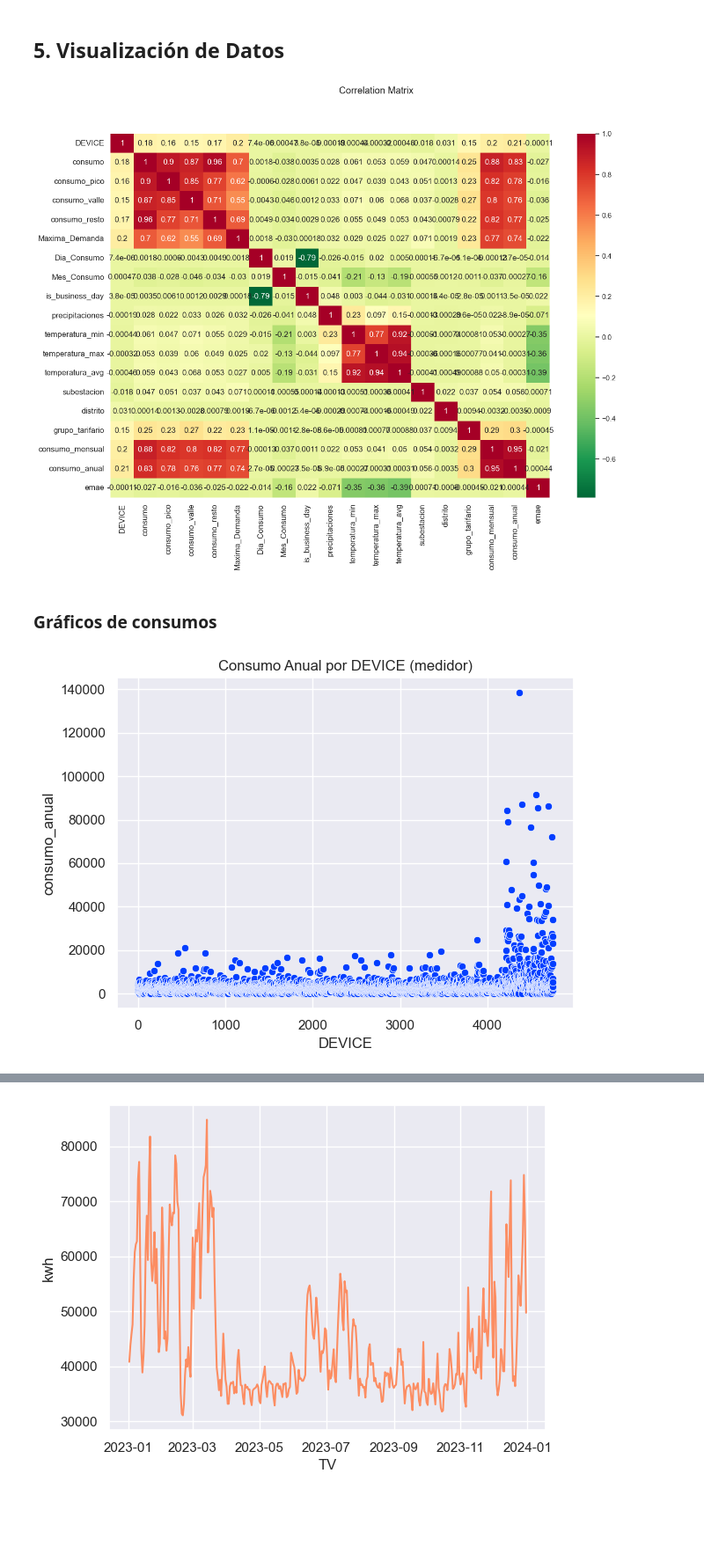
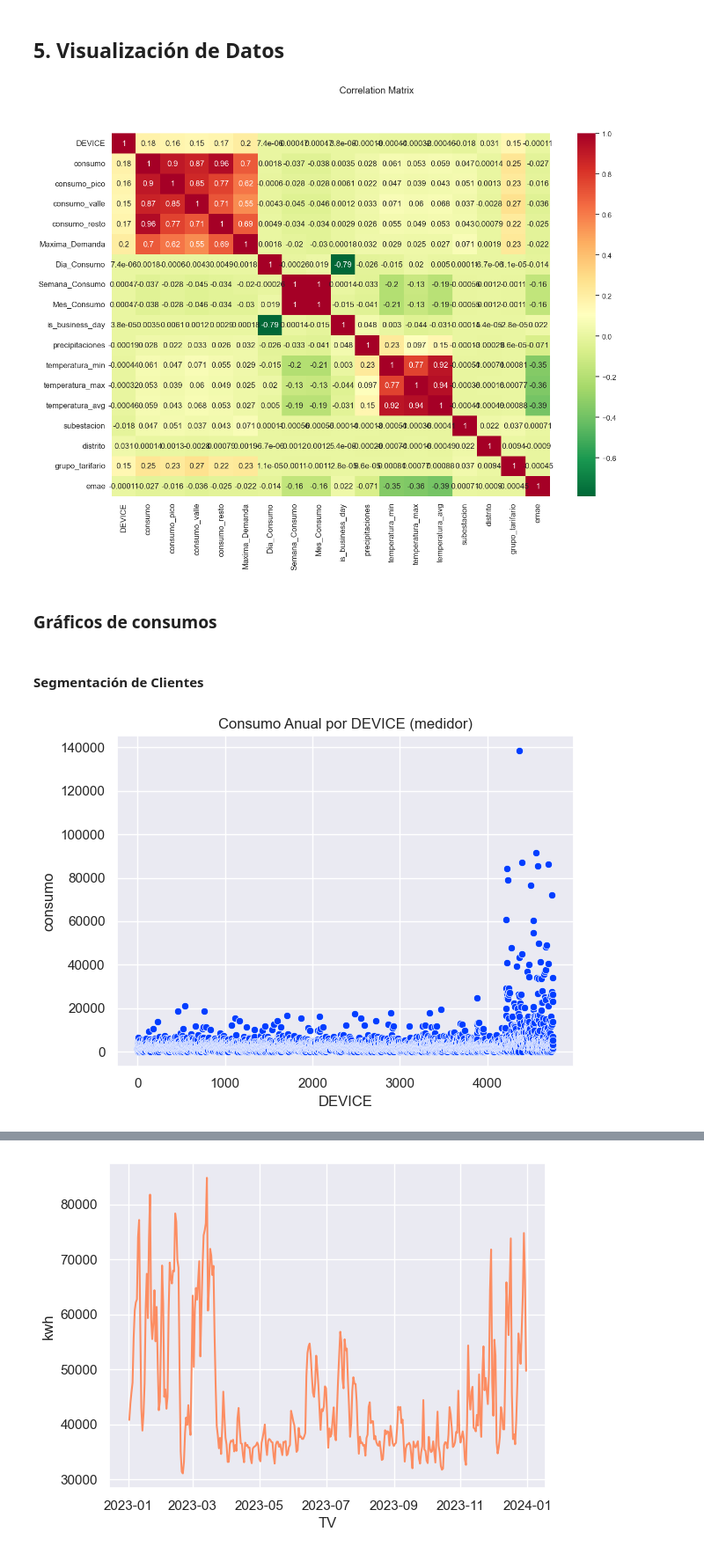
Before and after one commit to pasollipaula/DiplodatosMentoria, a Jupyter notebook: Mentoria_M09_TP_1.ipynb, the cells around one changed output, grey strips where cells are left out. Shown at 88% size. Drawn from its saved outputs; the diff is of its cells as text; code cells hidden in the pictures; blank space fills up the shorter version.

```diff
--- a/Mentoria_M09_TP_1.ipynb
+++ b/Mentoria_M09_TP_1.ipynb
@@ -1304,6 +1347,9 @@ consumos_df.head()
 # 0:'Monday', 1:'Tuesday', 2:'Wednesday', 3:'Thursday', 4:'Friday', 5:'Saturday', 6:'Sunday'
 consumos_df['Dia_Consumo'] = consumos_df['TV'].dt.dayofweek # Categorizada
 
+# Week # of the year
+consumos_df['Semana_Consumo'] = pd.DatetimeIndex(consumos_df['TV']).isocalendar().week.values
+
 # Create new column Mes del año en el cual se realiza la medición.
 consumos_df['Mes_Consumo'] = pd.DatetimeIndex(consumos['TV']).month
 # %%
@@ -1432,10 +1477,9 @@ final_df = consumos_df.drop(columns=non_useful_col)
 final_df = final_df[[
     'DEVICE', 'TV',
     'consumo', 'consumo_pico', 'consumo_valle', 'consumo_resto', 'Maxima_Demanda',
-    'Dia_Consumo', 'Mes_Consumo','is_business_day',
+    'Dia_Consumo', 'Semana_Consumo', 'Mes_Consumo','is_business_day',
     'precipitaciones', 'temperatura_min', 'temperatura_max', 'temperatura_avg',
-    'distribuidor', 'subestacion', 'distrito', 'grupo_tarifario', 'tarifa',
-    'consumo_mensual', 'consumo_anual','emae'
+    'distribuidor', 'subestacion', 'distrito', 'grupo_tarifario', 'tarifa', 'emae'
 ]]
 # %%
 # Debería eliminar el 1 de enero de 2023 ya que no tengo forma de estimar su consumo
@@ -1470,20 +1514,22 @@ plt.yticks(fontsize=12)
 plt.show()
 plt.close()
 # %% [output]
-[figure, old version]
+[figure, new version]
 # %% [markdown]
 ### Gráficos de consumos
+# %% [markdown]
+#### Segmentación de Clientes
 # %%
 # Group by device and sum consumption
-consumo_anual = final_df.groupby(['DEVICE'], as_index=False)[['consumo_anual']].mean()
+consumo_anual = final_df.groupby(['DEVICE'], as_index=False)[['consumo']].sum()
 
 # Plot annual consumption by device
-sns.scatterplot(consumo_anual, x='DEVICE', y='consumo_anual')
+sns.scatterplot(consumo_anual, x='DEVICE', y='consumo')
 
 # Customize the chart
 plt.title('Consumo Anual por DEVICE (medidor)')
 plt.grid(True)
 plt.tight_layout()
 plt.show()
 # %% [output]
-[figure, old version]
+[figure, new version]
```
Also changed, not shown: parts of 38 cells of this notebook.
